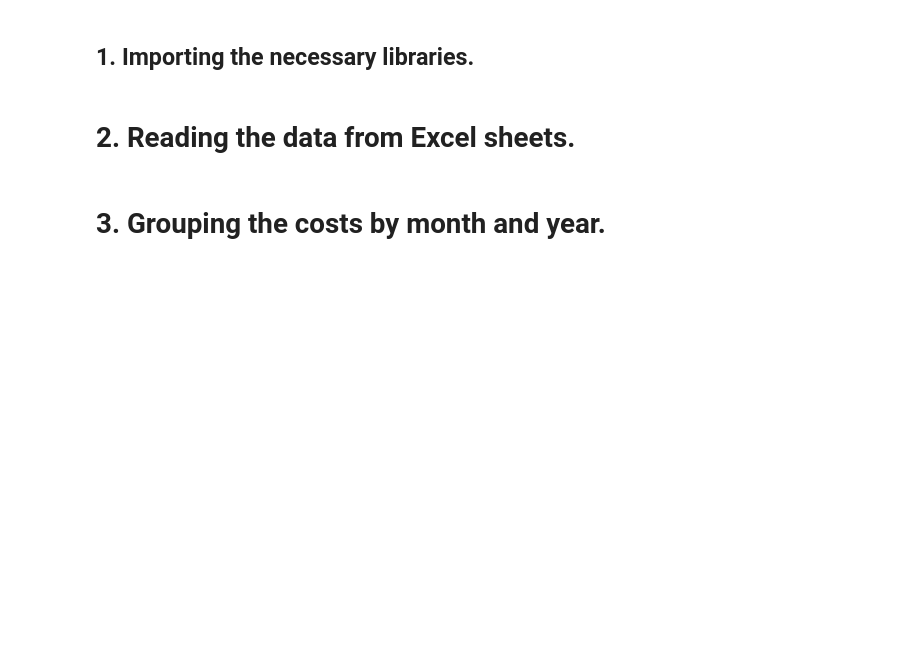
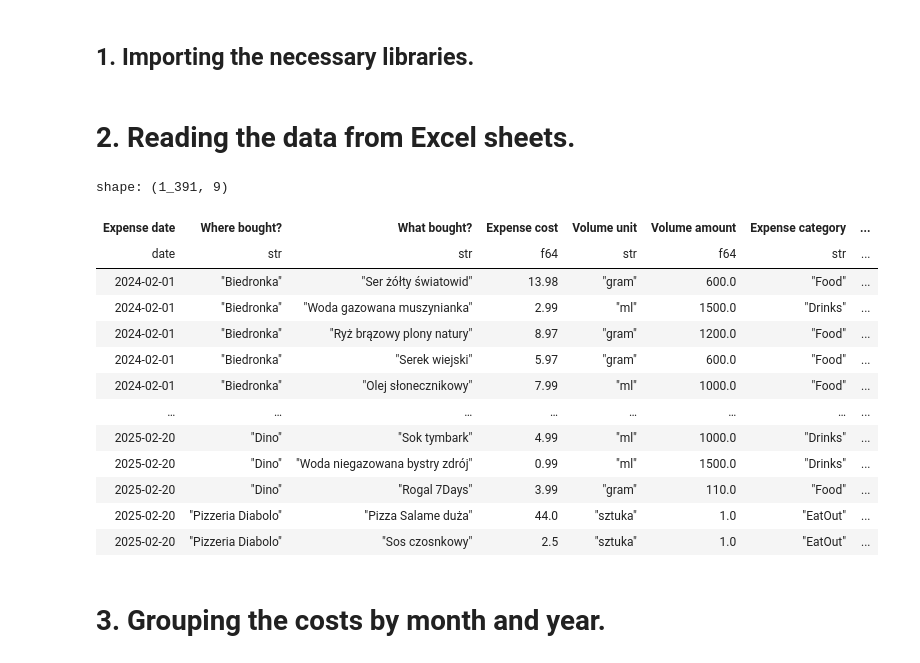
Before and after one commit to Pawel-Tomasz-Nowak/Income-and-expense-analysis, a Jupyter notebook: main.ipynb, the cells around one changed output. Cells and saved outputs as stored; diff of their text form; code cells hidden in the pictures; blank space fills up the shorter version.

```diff
--- a/main.ipynb
+++ b/main.ipynb
@@ -15,11 +15,28 @@ import pathlib as path
 # %%
 expenses_df: pl.DataFrame = pl.read_excel("Expenses.xlsx",
                                        sheet_name = "Expenses",
                                        has_header = True)
 
 income_df:pl.DataFrame = pl.read_excel("Incomes.xlsx",
                                        sheet_name = "Incomes",
                                        has_header = True)
+
+expenses_df
+# %% [output]
+shape: (1_391, 9)
+| Expense date | Where bought? | What bought? | Expense cost | Volume unit | Volume amount | Expense category | ... |
+| date | str | str | f64 | str | f64 | str | ... |
+| 2024-02-01 | "Biedronka" | "Ser żółty światowid" | 13.98 | "gram" | 600.0 | "Food" | ... |
+| 2024-02-01 | "Biedronka" | "Woda gazowana muszynianka" | 2.99 | "ml" | 1500.0 | "Drinks" | ... |
+| 2024-02-01 | "Biedronka" | "Ryż brązowy plony natury" | 8.97 | "gram" | 1200.0 | "Food" | ... |
+| 2024-02-01 | "Biedronka" | "Serek wiejski" | 5.97 | "gram" | 600.0 | "Food" | ... |
+| 2024-02-01 | "Biedronka" | "Olej słonecznikowy" | 7.99 | "ml" | 1000.0 | "Food" | ... |
+| … | … | … | … | … | … | … | ... |
+| 2025-02-20 | "Dino" | "Sok tymbark" | 4.99 | "ml" | 1000.0 | "Drinks" | ... |
+| 2025-02-20 | "Dino" | "Woda niegazowana bystry zdrój" | 0.99 | "ml" | 1500.0 | "Drinks" | ... |
+| 2025-02-20 | "Dino" | "Rogal 7Days" | 3.99 | "gram" | 110.0 | "Food" | ... |
+| 2025-02-20 | "Pizzeria Diabolo" | "Pizza Salame duża" | 44.0 | "sztuka" | 1.0 | "EatOut" | ... |
+| 2025-02-20 | "Pizzeria Diabolo" | "Sos czosnkowy" | 2.5 | "sztuka" | 1.0 | "EatOut" | ... |
 # %% [markdown]
 # 3. Grouping the costs by month and year.
 # %%
```
Also changed, not shown: parts of 3 cells of this notebook, 2 other files.
